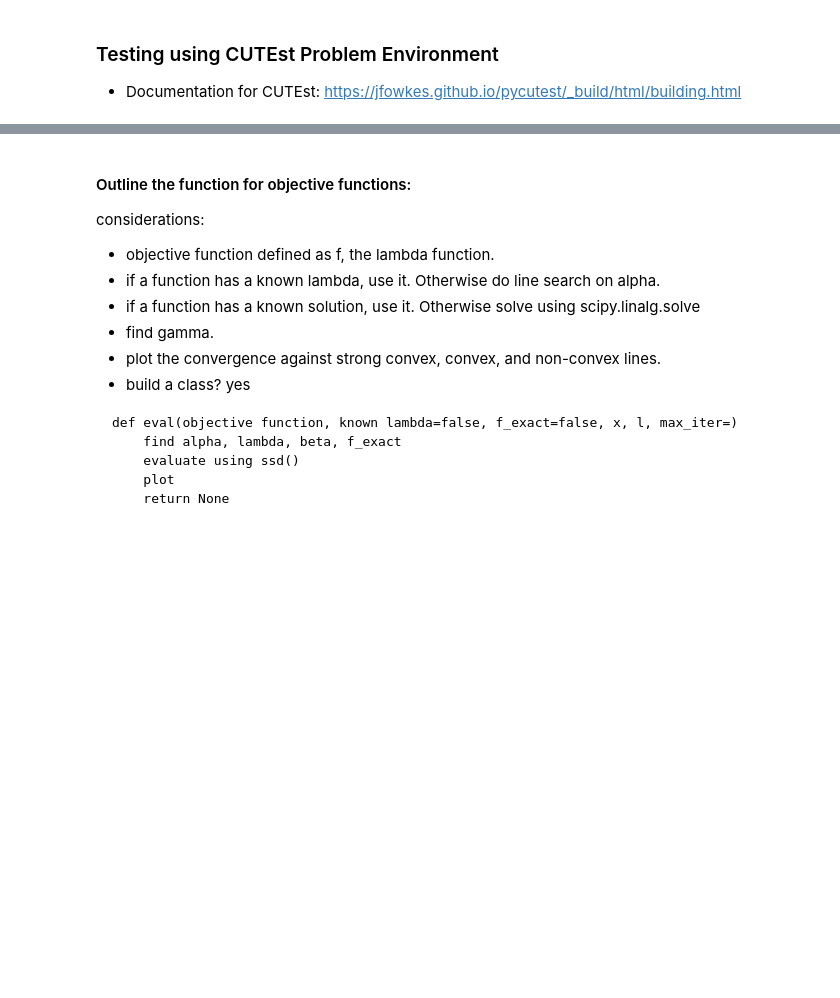
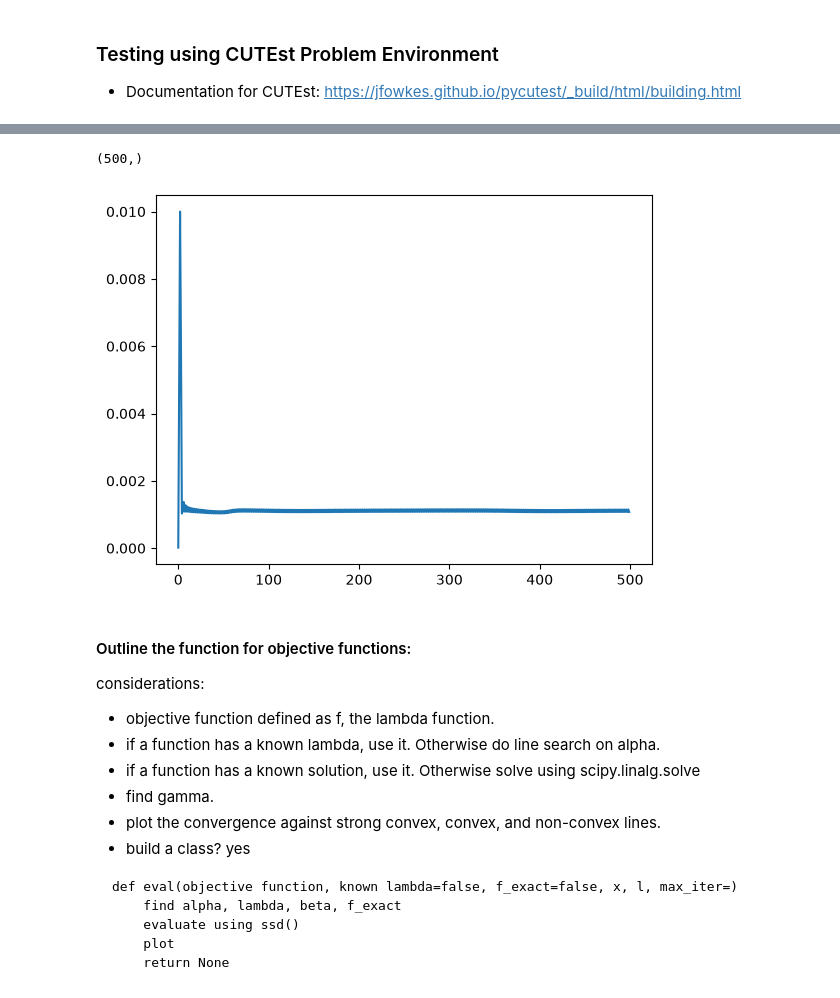
Before and after one commit to rileywuisme/Derivative-Free-Optimization-methods, a Jupyter notebook: SSD.ipynb, the cells around one changed output, grey strips where cells are left out. Cells and saved outputs as stored; diff of their text form; code cells hidden in the pictures; blank space fills up the shorter version.

```diff
--- a/SSD.ipynb
+++ b/SSD.ipynb
@@ -111,7 +114,7 @@ def linesearch(f, xk, pk, derphi0, old_fval=None, alpha0=1.0, c1=1e-4, amin=1e-1
 #input alpha and l, independent variables
 #0 < alpha < 2l/(d*lambda)
 
-def ssd(f, gradf, x, l, alpha=None, max_iter=1000, seed=0):
+def ssd(f, gradf, x, l = None, alpha=None, max_iter=500, seed=0, amin = 1e-6):
     '''
     followed algorithm 2.1:
     1: Inputs: α, l. step size, subspace rank
@@ -135,32 +138,48 @@ def ssd(f, gradf, x, l, alpha=None, max_iter=1000, seed=0):
 
     fx = []
     x_history = []
+    stepsize_history = []
     dim = len(x)
+    if l is None:
+        # default choice for subspace:
+        l = min([max([5, int(np.sqrt(dim)) ]), dim])
+    if l > dim: raise ValueError('subspace dim should be < dimension')
+    if l == dim: print(' Are you sure you want l == dim?')
     fval = float(f(x))
     rng = np.random.default_rng(seed)
     alpha0 = 1
     for n in range(max_iter):
         #generate P using haar distribution (not necessary)
-        Z = rng.standard_normal((dim, l))
-        Q, _ = linalg.qr(Z, mode='economic') #economic mode for finding the QR so it's not a full square matrix
+        if l == dim:
+            Q = np.eye(dim)
+        else:
+            Z = rng.standard_normal((dim, l))
+            Q, _ = linalg.qr(Z, mode='economic') #economic mode for finding the QR so it's not a full square matrix
         #lambda step is optional, only required for Haar.
         # Lambda = np.diag(np.sign(np.diag(R))) # R_ii > 0, ensure unique QR fact.
         P = np.sqrt(dim / l) * Q
 
         #recurse
         grad = gradf(x)
-        y = P.T @ grad
-        step = P @ y
+        if l == dim:
+            y = grad
+            step = grad
+        else:
+            y = P.T @ grad
+            step = P @ y
         if alpha is None:
             pk = - step
             derphi0 = -float(y @ y) #or could be written with pk with a factor l/d.
-            alpha_k, nfev, phi1 = linesearch(f, x, pk, derphi0, old_fval=fval, alpha0=alpha0)
+            if n == 2: print('The shape is ', y.shape )
+            alpha_k, nfev, phi1 = linesearch(f, x, pk, derphi0, old_fval=fval, alpha0=max([alpha0,amin]),amin=amin)
             #if search failed
             if alpha_k is None:
                 alpha_k = 1e-8
                 phi1 = float(f(x + alpha_k * pk))
+                alpha0 = alpha_k
             else:
                 alpha0 = 2 * alpha_k
+            stepsize_history.append( alpha_k )
             x = x + alpha_k * pk
             fval = phi1
         else:
@@ -171,4 +190,4 @@ def ssd(f, gradf, x, l, alpha=None, max_iter=1000, seed=0):
         fx.append(fval)
         x_history.append(np.array(x))
 
-    return fx, x_history
+    return np.array(fx), np.array(x_history), np.array(stepsize_history)
@@ -195,0 +205,11 @@ print(p.report())
+# %%
+print(pycutest.problem_properties('GENROSE'))
+p = pycutest.import_problem('GENROSE')
+x = p.x0
+fx, xs, linesearch_hist = ssd(p.obj, p.grad, x, l = len(x), amin=0.005)
+# %lprun -f ssd fx, xs, linesearch_hist = ssd(p.obj, p.grad, x, max_iter = int(1e4) )
+
+print(f'initial x: {x.size}')
+print(fx[0], '→', fx[-1]) # GENROSE: f* = 1.0
+print(p.report())
+#idk why it's j insanely slow
@@ -196,3 +223,13 @@ print(p.report())
+# %%
+yy @
+# %% [output]
+(500,)
+# %%
+# plt.semilogy( fx - 1 )
+plt.plot(linesearch_hist)
+plt.show()
+# %% [output]
+[figure, added]
 # %% [markdown]
 #### Outline the function for objective functions:
 
```
Also changed, not shown: parts of 6 cells of this notebook.
